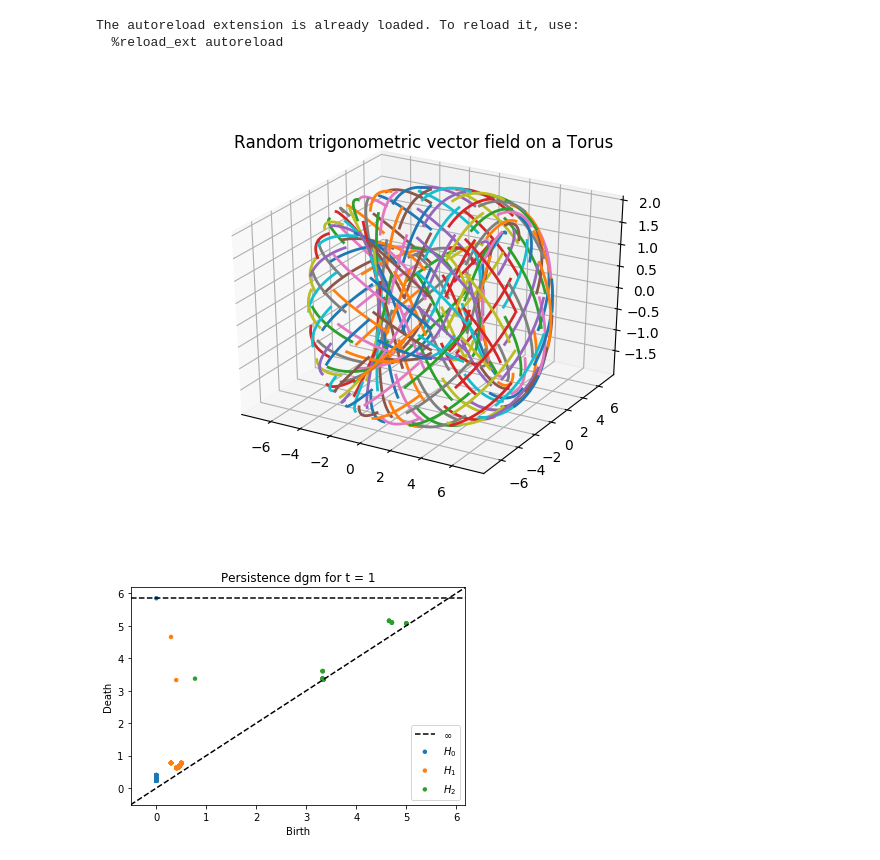
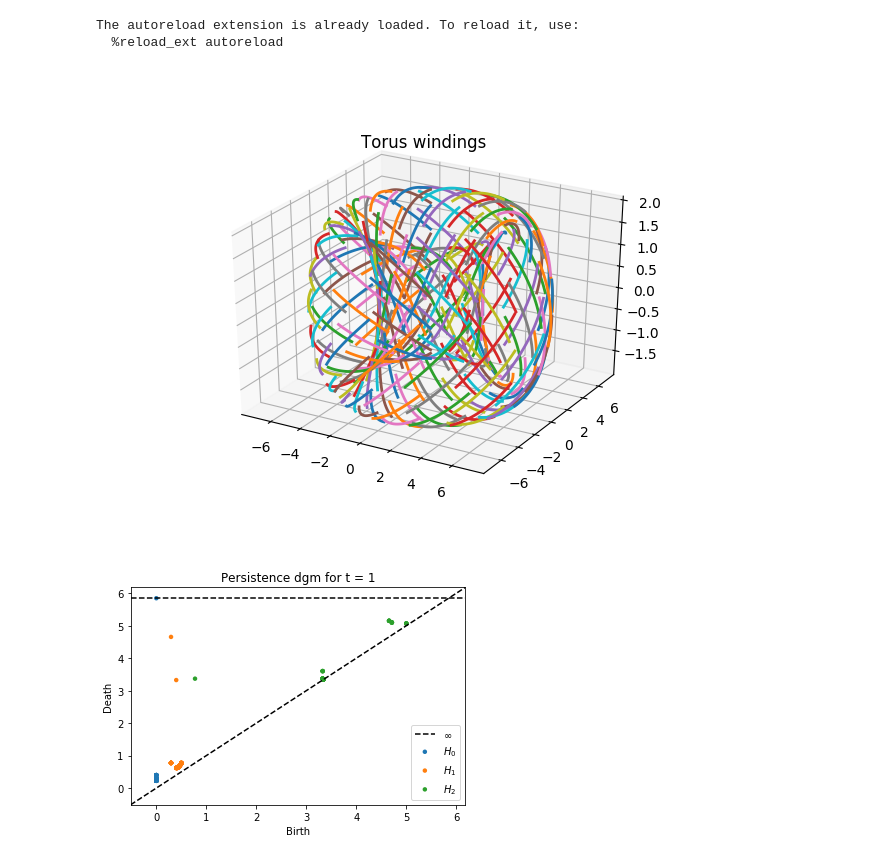
Before and after one commit to Mishalassif/Traj2Phase, a Jupyter notebook: examples/torus/torus_winding.ipynb, the cells around one changed output. Drawn from its saved outputs; the diff is of its cells as text; code cells hidden in the pictures.

```diff
--- a/examples/torus/torus_winding.ipynb
+++ b/examples/torus/torus_winding.ipynb
@@ -32,22 +32,22 @@ def torus_wind(theta, phi, length=10, noise=False, sigma=0.05, time_i=0, time_f=
 # %%
 list_traj = []
 N=15
 length=25
 
 for i in range(N):
     for j in range(N):
         list_traj.append(torus_wind(2*i*math.pi/N, 2*j*math.pi/N, length, noise=0,time_i=0, time_f=length-1))
 
 ax = plt.figure().add_subplot(projection='3d')
 #ax.set_xlabel("X Axis")
 #ax.set_ylabel("Y Axis")
 #ax.set_zlabel("Z Axis")
-ax.set_title("Random trigonometric vector field on a Torus")
+ax.set_title("Torus windings")
 for i in range(len(list_traj)):
     ax.plot(*list_traj[i][:,1:].T, lw=2)
 plt.show()
 # %% [output]
-[figure, old version]
+[figure, new version]
 # %%
 t2s = Traj2Sim()
 
```
Also changed, not shown: 1 other file.
